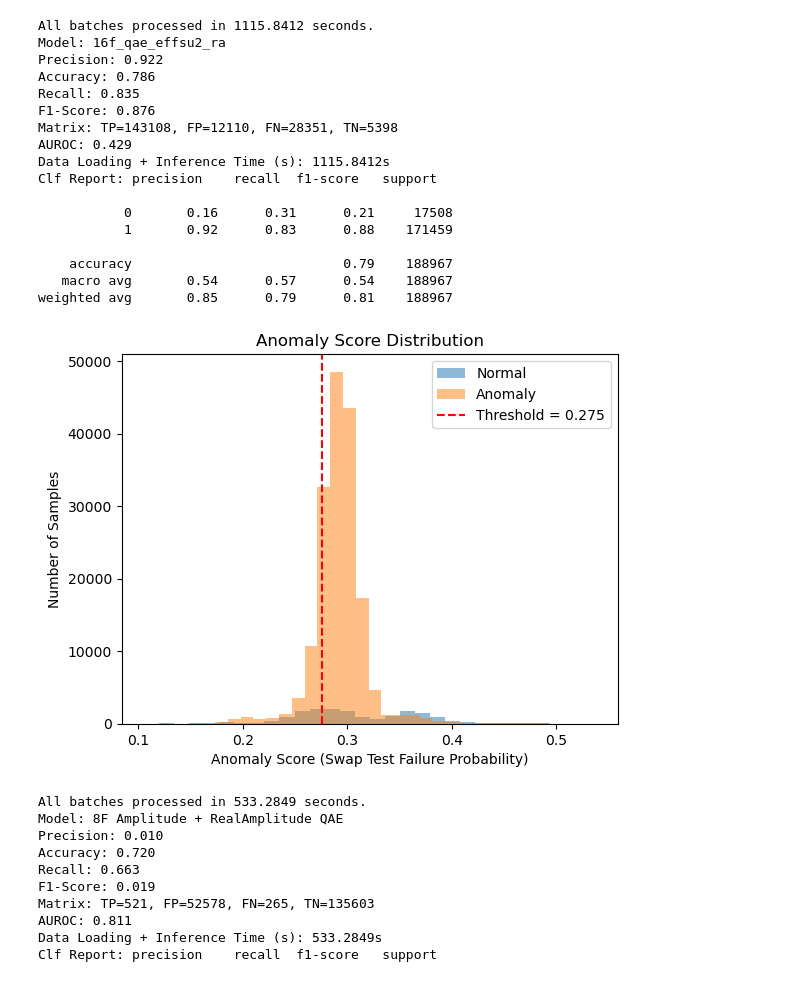
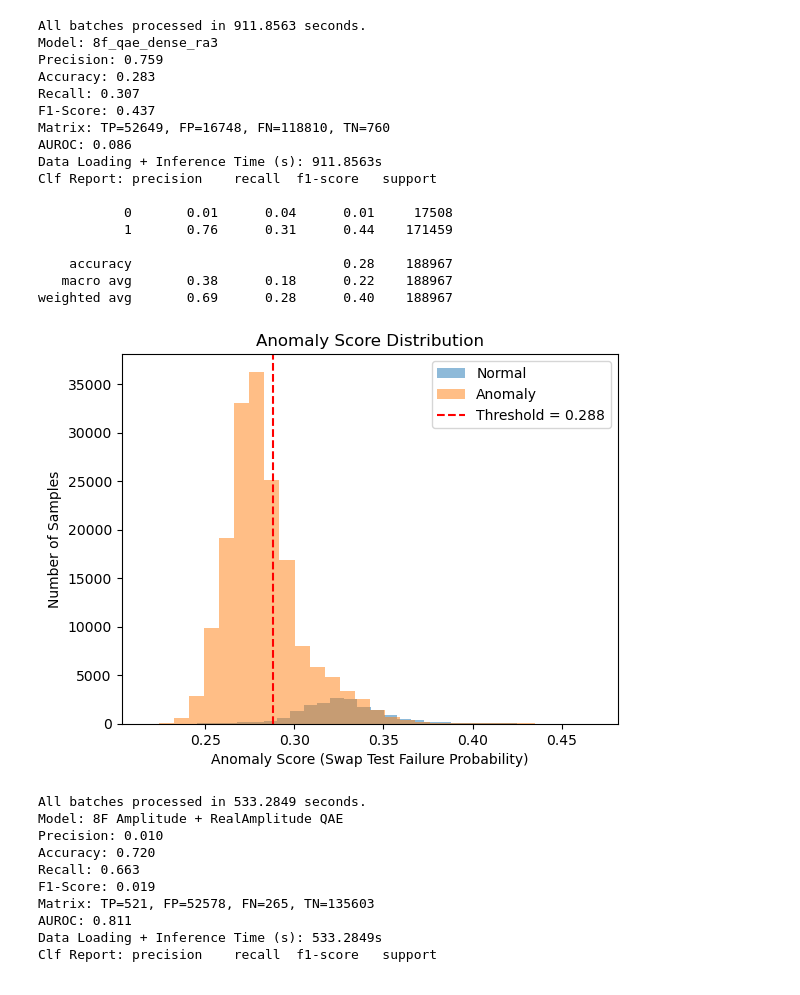
Before and after one commit to RohanSenthil/QAE_BETH_Anomaly, a Jupyter notebook: qae_evaluation.ipynb, the cells around one changed output. Drawn from its saved outputs; the diff is of its cells as text; code cells hidden in the pictures.

```diff
--- a/qae_evaluation.ipynb
+++ b/qae_evaluation.ipynb
@@ -103,7 +103,7 @@ class AnomalyDetector(tf.keras.Model):
 import pandas as pd
 
 cae_model = tf.keras.models.load_model(
-    "Models/16f_cae_model.keras",
+    "Models/8f_cae_model.keras",
     custom_objects={"AnomalyDetector": AnomalyDetector}
 )
 # %%
@@ -193,7 +193,7 @@ scaled_validation_data = scaler.fit_transform(reduced_validation_data)
 # %%
 from qiskit.qpy import load
 
-model_name = "16f_qae_effsu2_ra"
+model_name = "8f_qae_dense_ra3"
 model_path = "Models/COBLYA_AEs/"
 
 with open(f"{model_path + model_name}/ae.qpy", "rb") as f:
@@ -307,7 +307,7 @@ def build_encoded_circuits(data, encoding_fn):
     return circuits
 
 def ansatz(num_qubits):
-    return real_amplitudes(num_qubits, reps=1)
+    return real_amplitudes(num_qubits, reps=3)
     # efficient_su2(num_qubits=3, reps=5, insert_barriers=True, entanglement='linear', parameter_prefix='a')
 
 def auto_encoder_circuit(num_latent, num_trash):
@@ -377,7 +377,7 @@ def compute_anomaly_scores(qnn, input_data, trained_params, encoding_fn, batch_s
 
     return np.array(scores), elapsed
 # %%
-subset_size = 10000
+subset_size = 1000
 subset_indices = np.random.choice(len(scaled_normal_training_data), size=subset_size, replace=False)
 training_subset = scaled_normal_training_data[subset_indices]
 
@@ -385,7 +385,7 @@ train_scores, train_time = compute_anomaly_scores(
     qnn,
     training_subset,
     trained_params,
-    encoding_fn=efficient_su2_encoding,
+    encoding_fn=dense_angle_encoding,
     batch_size=64
 )
 
@@ -409,59 +411,58 @@ plt.show()
 # %%
 # Get predictions
-import matplotlib.pyplot as plt
 
 scores, elapsed_time = compute_anomaly_scores(
     qnn,
     scaled_testing_data,
     trained_params,
-    encoding_fn=efficient_su2_encoding,
+    encoding_fn=dense_angle_encoding,
     batch_size=64
 )
 
 y_pred = (scores > threshold).astype(int)
 y_true = np.array(testing_labels).astype(int)[:len(scores)]
 
 metrics = evaluate_model(
     y_true=y_true,
     y_pred=y_pred,
     scores=scores,
     time=elapsed_time,
     threshold=threshold,  # same threshold used in predict
     model_name=model_name
 )
 
 # Print clean table row for your notes
 for k, v in metrics.items():
     print(f"{k}: {v}")
 
 # --- Histogram of scores ---
 plt.hist(scores[y_true == 0], bins=30, alpha=0.5, label='Normal')
 plt.hist(scores[y_true == 1], bins=30, alpha=0.5, label='Anomaly')
 plt.axvline(threshold, color='red', linestyle='--', label=f"Threshold = {threshold:.3f}")
 plt.xlabel("Anomaly Score (Swap Test Failure Probability)")
 plt.ylabel("Number of Samples")
 plt.title("Anomaly Score Distribution")
 plt.legend()
 plt.show()
 # %% [output]
-All batches processed in 1115.8412 seconds.
-Model: 16f_qae_effsu2_ra
-Precision: 0.922
-Accuracy: 0.786
-Recall: 0.835
-F1-Score: 0.876
-Matrix: TP=143108, FP=12110, FN=28351, TN=5398
-AUROC: 0.429
-Data Loading + Inference Time (s): 1115.8412s
+All batches processed in 911.8563 seconds.
+Model: 8f_qae_dense_ra3
+Precision: 0.759
+Accuracy: 0.283
+Recall: 0.307
+F1-Score: 0.437
+Matrix: TP=52649, FP=16748, FN=118810, TN=760
+AUROC: 0.086
+Data Loading + Inference Time (s): 911.8563s
 Clf Report: precision    recall  f1-score   support
 
-           0       0.16      0.31      0.21     17508
-           1       0.92      0.83      0.88    171459
+           0       0.01      0.04      0.01     17508
+           1       0.76      0.31      0.44    171459
 
-    accuracy                           0.79    188967
-   macro avg       0.54      0.57      0.54    188967
-weighted avg       0.85      0.79      0.81    188967
+    accuracy                           0.28    188967
+   macro avg       0.38      0.18      0.22    188967
+weighted avg       0.69      0.28      0.40    188967
-[figure, old version]
+[figure, new version]
 # %%
 # Get predictions
 v_scores, v_elapsed_time = compute_anomaly_scores(
```
Also changed, not shown: parts of 3 cells of this notebook, 31 other files.
